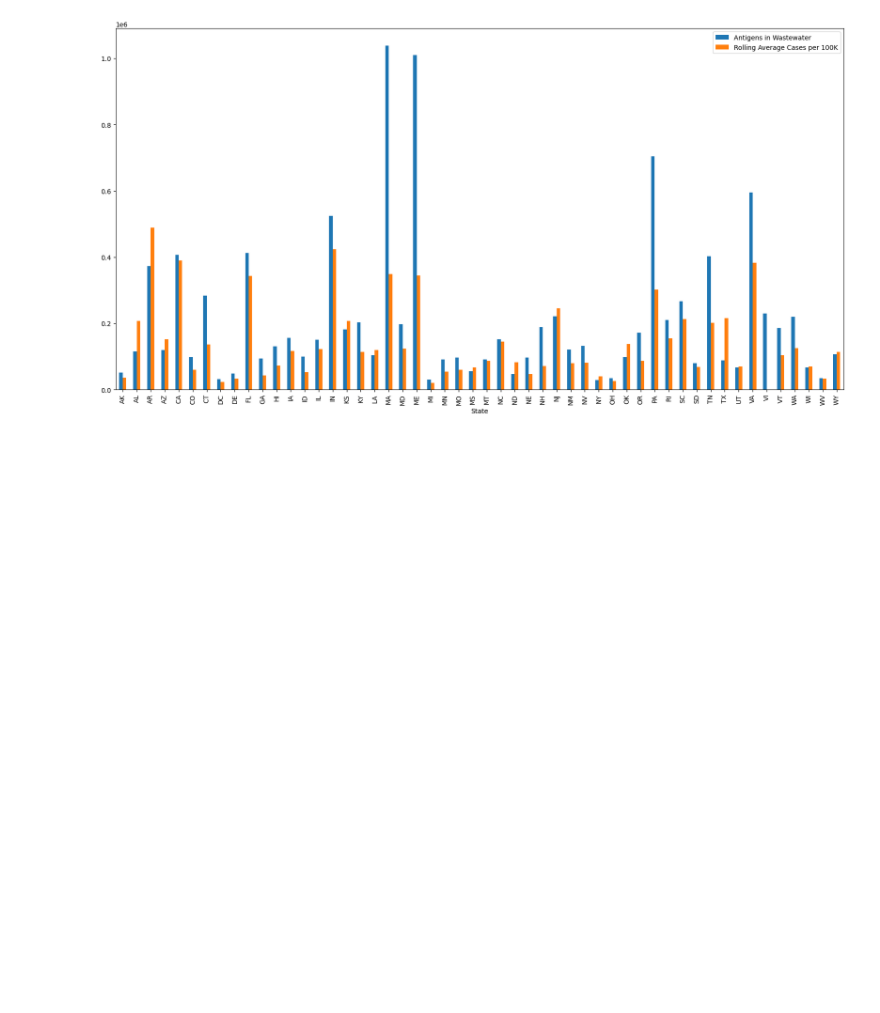
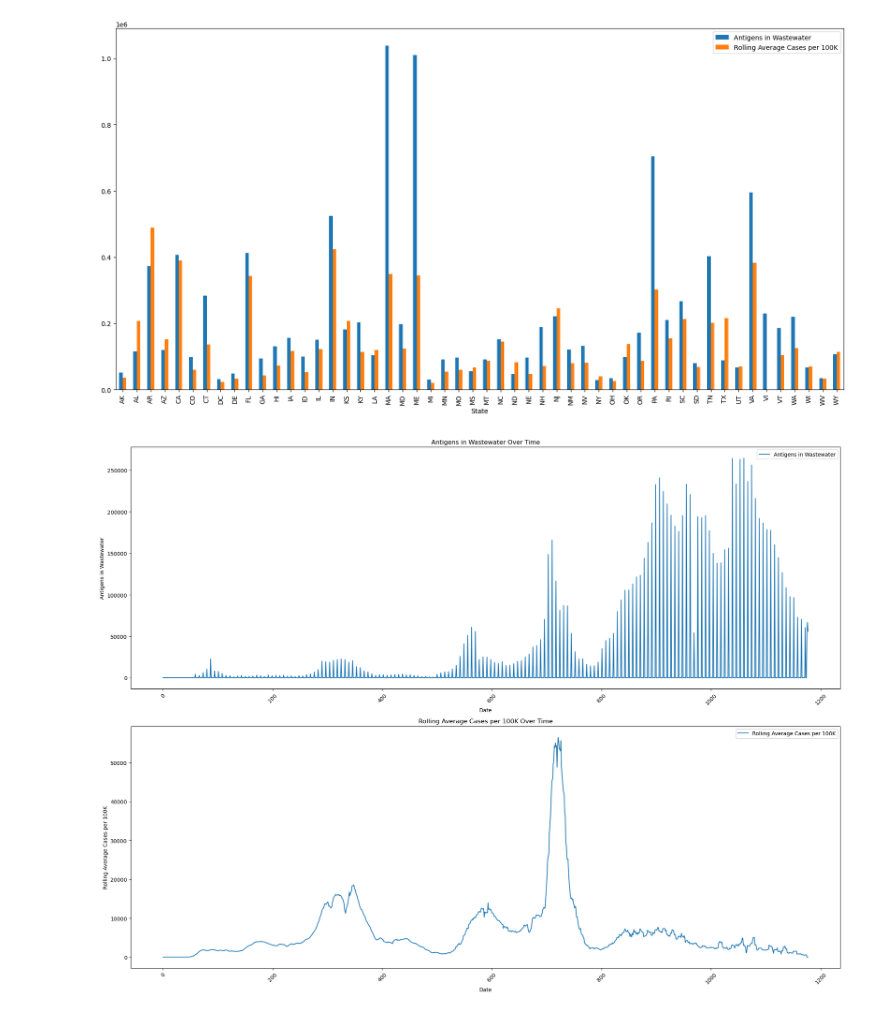
Before and after one commit to hsi-eredman/project_1, a Jupyter notebook: main.ipynb, the cells around one changed output. Cells and saved outputs as stored; diff of their text form; code cells hidden in the pictures; blank space fills up the shorter version.

Commit message:
started plotting data by time

```diff
--- a/main.ipynb
+++ b/main.ipynb
@@ -148,3 +148,37 @@ plt.show()
 [figure]
 [figure]
 [figure]
+# %%
+# Create a pivot table
+df_pivot_date = df_county.pivot_table(values=['Antigens in Wastewater', 'Rolling Average Cases per 100K'],
+                                       index=['Date'],
+                                       aggfunc='sum')
+
+
+# Plot the pivot table
+# Create subplots
+
+
+df_pivot_date.reset_index(inplace=True)
+
+
+fig, ax = plt.subplots(2, 1, figsize=(20, 15))
+
+# bar plot for Antigens in Wastewater
+df_pivot_date.plot(kind='line', y='Antigens in Wastewater', ax=ax[0], title='Antigens in Wastewater Over Time')
+ax[0].set_xlabel('Date')
+ax[0].set_ylabel('Antigens in Wastewater')
+ax[0].tick_params(axis='x', rotation=45)
+
+# bar plot for Rolling Average Cases per 100K
+df_pivot_date.plot(kind='line', y='Rolling Average Cases per 100K', ax=ax[1], title='Rolling Average Cases per 100K Over Time')
+ax[1].set_xlabel('Date')
+ax[1].set_ylabel('Rolling Average Cases per 100K')
+ax[1].tick_params(axis='x', rotation=45)
+
+
+# Show the plots
+plt.tight_layout()
+plt.show()
+# %% [output]
+[figure, added]
```
Also changed, not shown: parts of 2 cells of this notebook, 1 other file.
